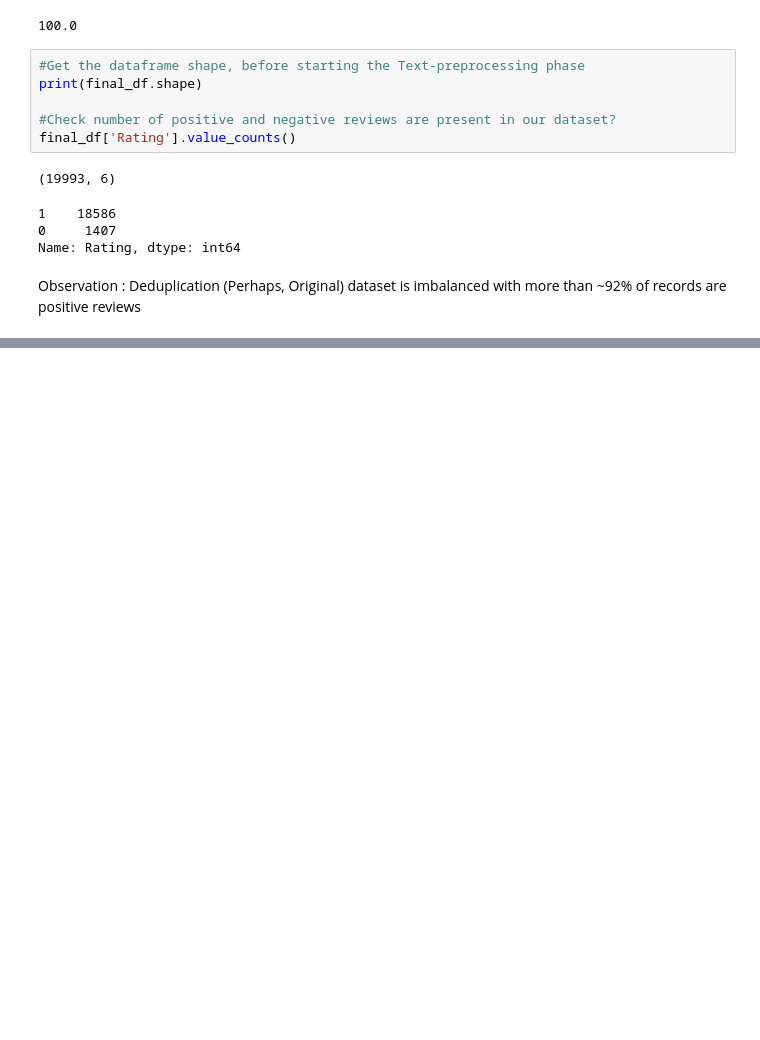
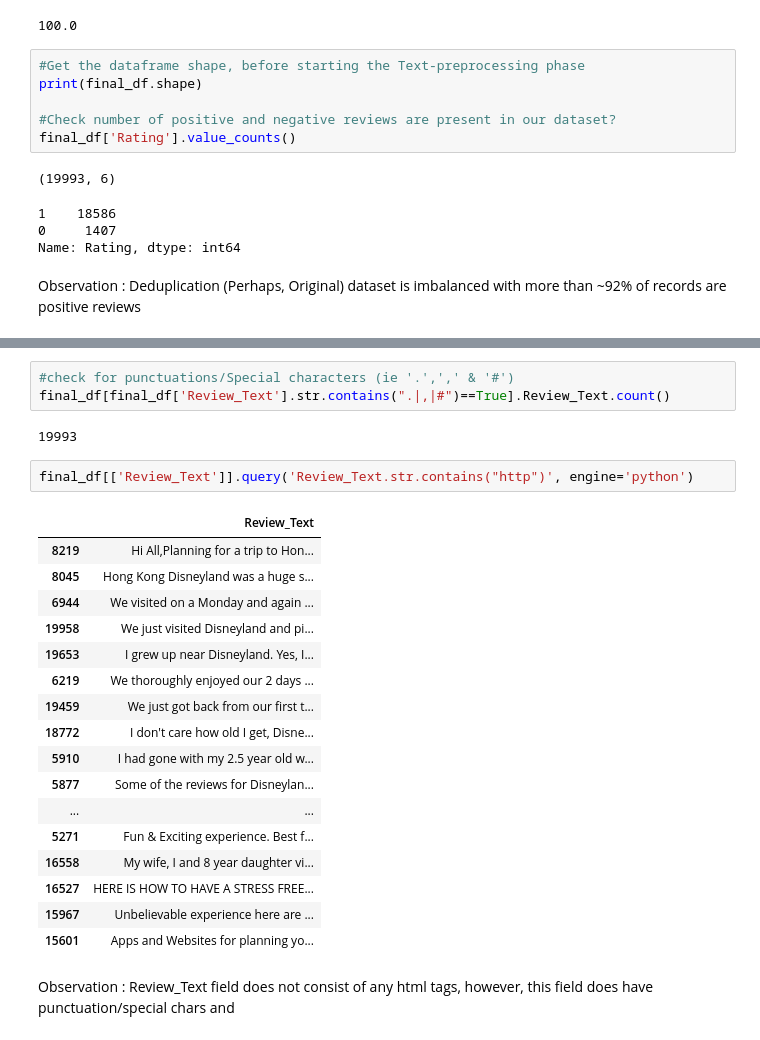
Before and after one commit to Surendra-Kotte/MachineLearning, a Jupyter notebook: DisneyReviews.ipynb, the cells around one changed output, grey strips where cells are left out. Cells and saved outputs as stored; diff of their text form; blank space fills up the shorter version.

```diff
--- a/DisneyReviews.ipynb
+++ b/DisneyReviews.ipynb
@@ -198,0 +239,27 @@ After which we collect the words used to describe positive and negative reviews
+# %%
+#check for punctuations/Special characters (ie '.',',' & '#')
+final_df[final_df['Review_Text'].str.contains(".|,|#")==True].Review_Text.count()
+# %% [output]
+19993
+# %%
+final_df[['Review_Text']].query('Review_Text.str.contains("http")', engine='python')
+# %% [output]
+|  | Review_Text |
+| 8219 | Hi All,Planning for a trip to Hon... |
+| 8045 | Hong Kong Disneyland was a huge s... |
+| 6944 | We visited on a Monday and again ... |
+| 19958 | We just visited Disneyland and pi... |
+| 19653 | I grew up near Disneyland. Yes, I... |
+| 6219 | We thoroughly enjoyed our 2 days ... |
+| 19459 | We just got back from our first t... |
+| 18772 | I don't care how old I get, Disne... |
+| 5910 | I had gone with my 2.5 year old w... |
+| 5877 | Some of the reviews for Disneylan... |
+| ... | ... |
+| 5271 | Fun & Exciting experience. Best f... |
+| 16558 | My wife, I and 8 year daughter vi... |
+| 16527 | HERE IS HOW TO HAVE A STRESS FREE... |
+| 15967 | Unbelievable experience here are ... |
+| 15601 | Apps and Websites for planning yo... |
+# %% [markdown]
+Observation : Review_Text field does not consist of any html tags, however, this field does have punctuation/special chars and
```
Also changed, not shown: parts of 6 cells of this notebook.
